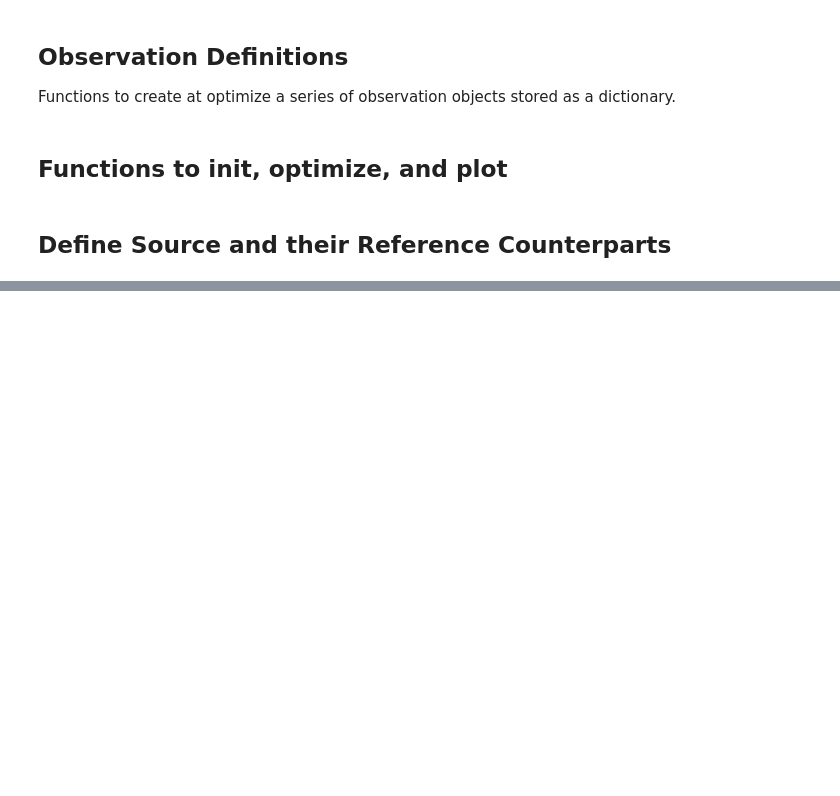
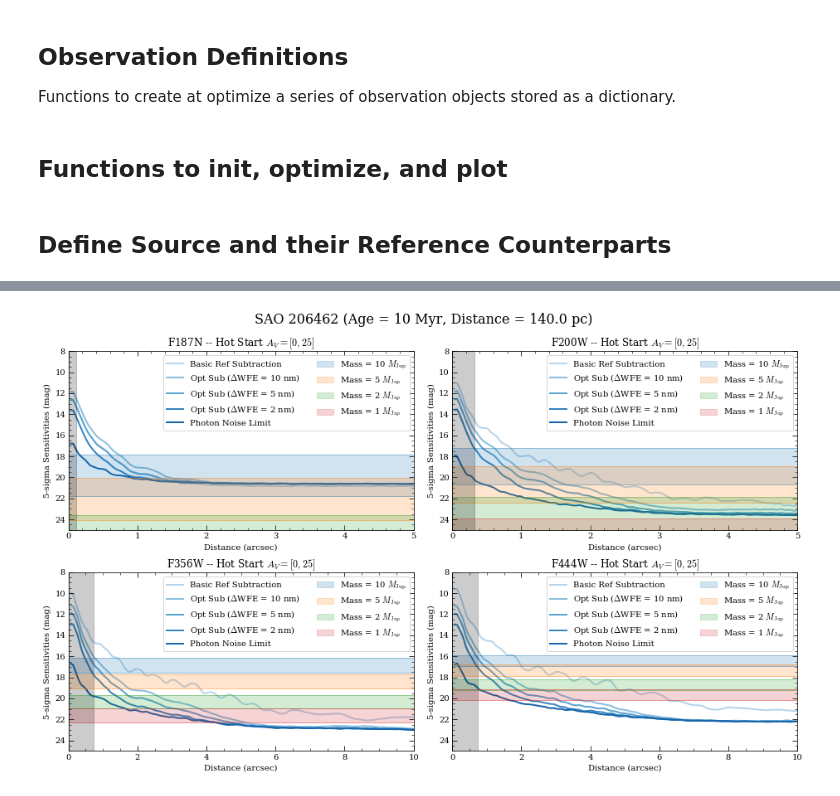
Before and after one commit to JarronL/pynrc, a Jupyter notebook: notebooks/GTO/NRC_GTO_YSO_Imaging.ipynb, the cells around one changed output, grey strips where cells are left out. Cells and saved outputs as stored; diff of their text form; code cells hidden in the pictures; blank space fills up the shorter version.

```diff
--- a/notebooks/GTO/NRC_GTO_YSO_Imaging.ipynb
+++ b/notebooks/GTO/NRC_GTO_YSO_Imaging.ipynb
@@ -426,0 +382,2 @@ fig.savefig(outdir+fname)
+# %%
+obs_dict = do_init(args_disk=args_disk, fov_pix=401, verbose=False)
@@ -426,0 +450,9 @@ fig.savefig(outdir+fname)
+# %%
+nsig = 5
+
+for k in filt_keys:
+    obs_dict[k].sp_ref = sp_ref
+
+wfe_list = [5]
+
+curves_basic = do_contrast(wfe_list, filt_keys, nsig=nsig, opt_diff=True)
@@ -426,0 +466,9 @@ fig.savefig(outdir+fname)
+# %%
+dmax = []
+for k in filt_keys:
+    print(k)
+    obs = obs_dict[k]
+    im_sat = obs.saturation_levels(ngroup=0)
+
+    dist = nrc_utils.dist_image(im_sat, pixscale=obs.pix_scale)
+    dmax.append(dist[im_sat>0.8].max())
@@ -426,0 +480,59 @@ fig.savefig(outdir+fname)
+# %%
+import matplotlib.patches as patches
+
+fig, axes = plt.subplots(2,2, figsize=(13,8))
+xlim1 = [0,5]
+xlim2 = [0,10]
+ylim  = [25,8]
+
+curves_all = [curves_basic, curves_recon10, curves_recon5, curves_recon2, curves_photon]
+labels = ['Basic Ref Subtraction', 'Opt Sub ($\Delta$WFE = 10 nm)', 'Opt Sub ($\Delta$WFE = 5 nm)',
+          'Opt Sub ($\Delta$WFE = 2 nm)', 'Photon Noise Limit']
+
+lin_vals = np.linspace(0.2,0.7,len(curves_all))
+cb = plt.cm.Blues_r(lin_vals)[::-1]
+cr = plt.cm.Reds_r(lin_vals)[::-1]
+
+axes = axes.flatten()
+
+for j, k in enumerate(filt_keys):
+    for jj, cv in enumerate(curves_all):
+        curves = cv[k]
+        rr, contrast, mag_sens = curves[0]
+        axes[j].plot(rr, mag_sens, color=cb[jj], zorder=1, lw=2, label=labels[jj])
+
+for j, ax in enumerate(axes):
+    ax.set_xlabel('Distance (arcsec)')
+    ax.set_ylabel('{}-sigma Sensitivities (mag)'.format(nsig))
+
+    if j<2: ax.set_xlim(xlim1)
+    else: ax.set_xlim(xlim2)
+    ax.set_ylim(ylim)
+
+    obs = obs_dict[filt_keys[j]]
+    plot_planet_patches(ax, obs, age=age_sci)
+
+    ax.legend(ncol=2)
+
+# Saturation levels
+for j, ax in enumerate(axes):
+    dy = ylim[1] - ylim[0]
+
+    rect = patches.Rectangle((0, ylim[0]), dmax[j], dy, alpha=0.2,
+                             color='k', zorder=2)
+    ax.add_patch(rect)
+
+fig.tight_layout()
+
+dist = obs.distance
+age_str = 'Age = {:.0f} Myr'.format(age_sci)
+dist_str = 'Distance = {:.1f} pc'.format(dist) if dist is not None else ''
+
+fig.suptitle('{} ({}, {})'.format(name_sci,age_str,dist_str), fontsize=16);
+#fig.subplots_adjust(top=0.85)
+fig.subplots_adjust(top=0.9)
+
+fname = "{}_contrast.pdf".format(name_sci.replace(" ", ""))
+fig.savefig(outdir+fname)
+# %% [output]
+[figure, added]
```
Also changed, not shown: parts of 68 cells of this notebook, 25 other files.
